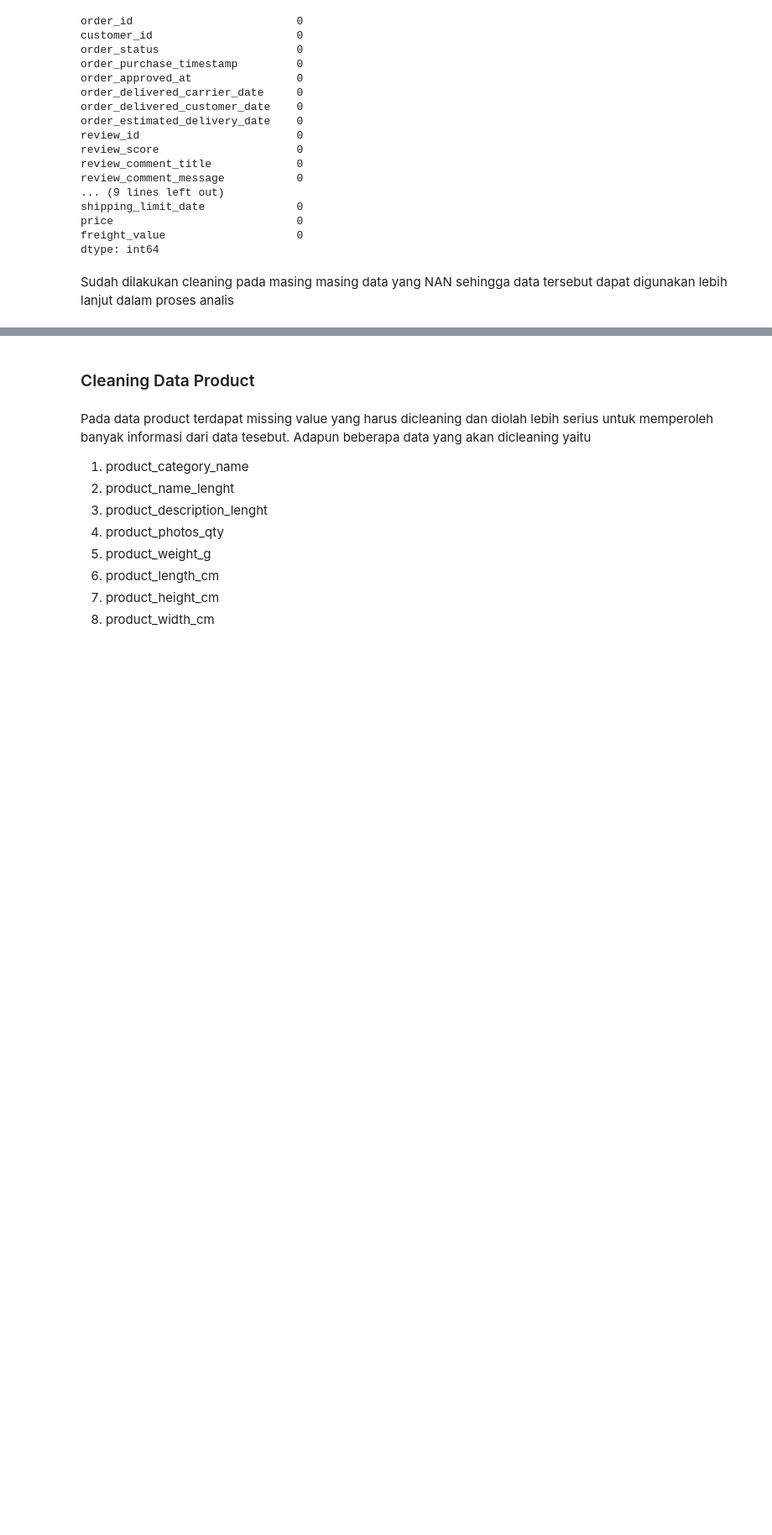
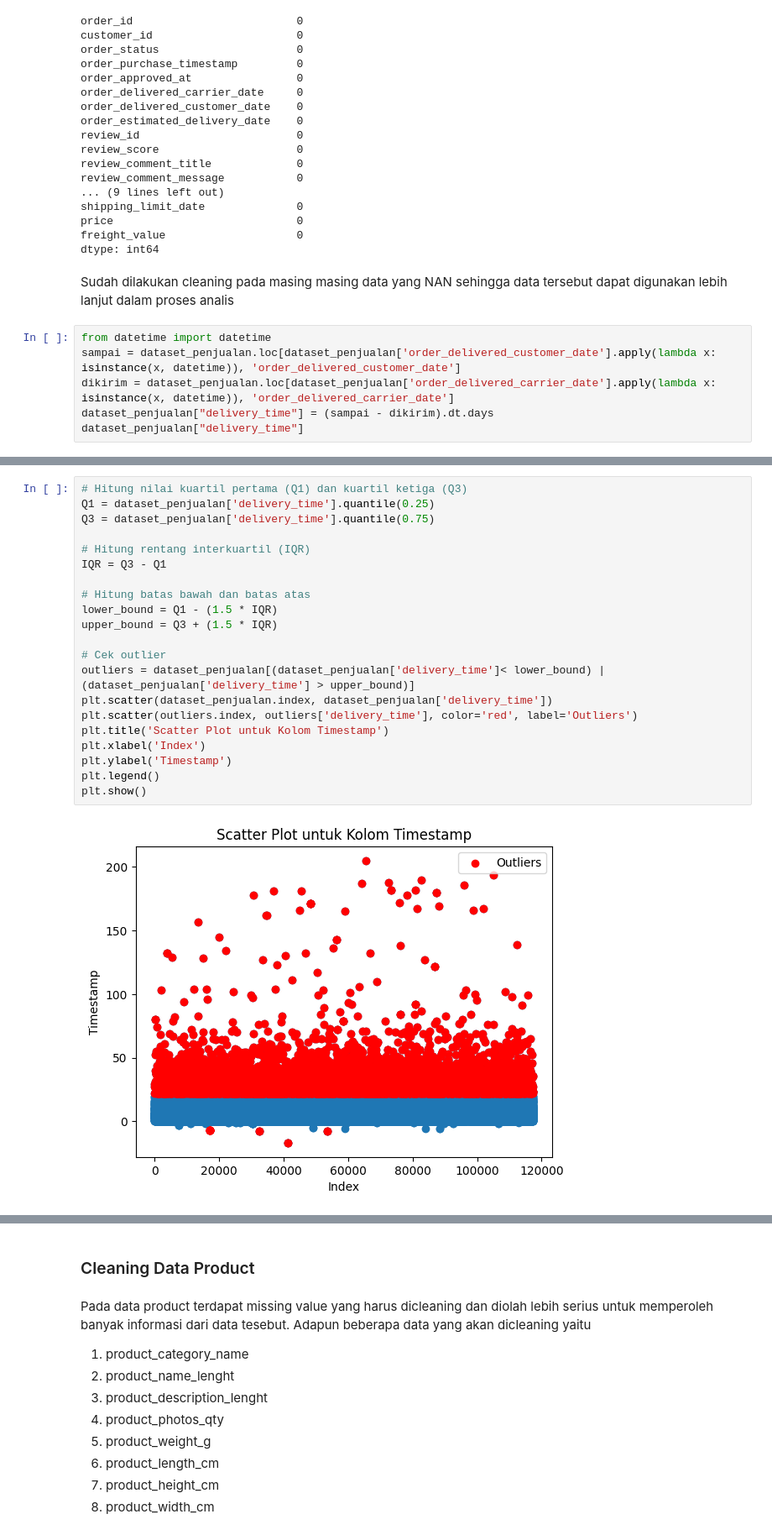
Before and after one commit to ilman79/Project_dicoding, a Jupyter notebook: Project_DataAnalisis.ipynb, the cells around one changed output, grey strips where cells are left out. Shown at 84% size. Saved outputs shown, nothing was run; the diff lists cells and outputs as text; blank space fills up the shorter version.

```diff
--- a/Project_DataAnalisis.ipynb
+++ b/Project_DataAnalisis.ipynb
@@ -569,3 +575,9 @@ freight_value                    0
 dtype: int64
 # %% [markdown]
 Sudah dilakukan cleaning pada masing masing data yang NAN sehingga data tersebut dapat digunakan lebih lanjut dalam proses analis
+# %%
+from datetime import datetime
+sampai = dataset_penjualan.loc[dataset_penjualan['order_delivered_customer_date'].apply(lambda x: isinstance(x, datetime)), 'order_delivered_customer_date']
+dikirim = dataset_penjualan.loc[dataset_penjualan['order_delivered_carrier_date'].apply(lambda x: isinstance(x, datetime)), 'order_delivered_carrier_date']
+dataset_penjualan["delivery_time"] = (sampai - dikirim).dt.days
+dataset_penjualan["delivery_time"]
@@ -571,0 +597,23 @@ Sudah dilakukan cleaning pada masing masing data yang NAN sehingga data tersebut
+# %%
+# Hitung nilai kuartil pertama (Q1) dan kuartil ketiga (Q3)
+Q1 = dataset_penjualan['delivery_time'].quantile(0.25)
+Q3 = dataset_penjualan['delivery_time'].quantile(0.75)
+
+# Hitung rentang interkuartil (IQR)
+IQR = Q3 - Q1
+
+# Hitung batas bawah dan batas atas
+lower_bound = Q1 - (1.5 * IQR)
+upper_bound = Q3 + (1.5 * IQR)
+
+# Cek outlier
+outliers = dataset_penjualan[(dataset_penjualan['delivery_time']< lower_bound) | (dataset_penjualan['delivery_time'] > upper_bound)]
+plt.scatter(dataset_penjualan.index, dataset_penjualan['delivery_time'])
+plt.scatter(outliers.index, outliers['delivery_time'], color='red', label='Outliers')
+plt.title('Scatter Plot untuk Kolom Timestamp')
+plt.xlabel('Index')
+plt.ylabel('Timestamp')
+plt.legend()
+plt.show()
+# %% [output]
+[figure, added]
```
Also changed, not shown: parts of 34 cells of this notebook.
